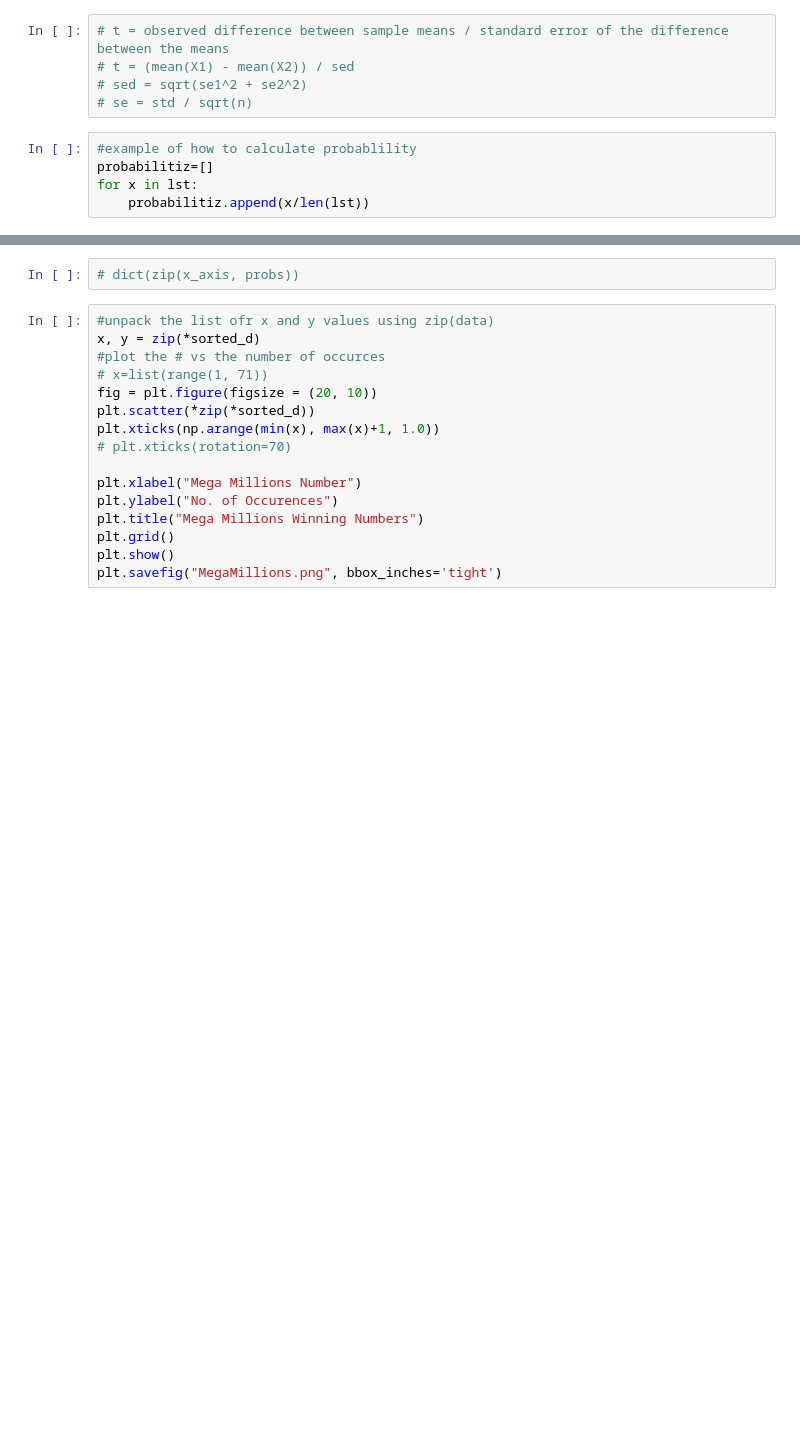
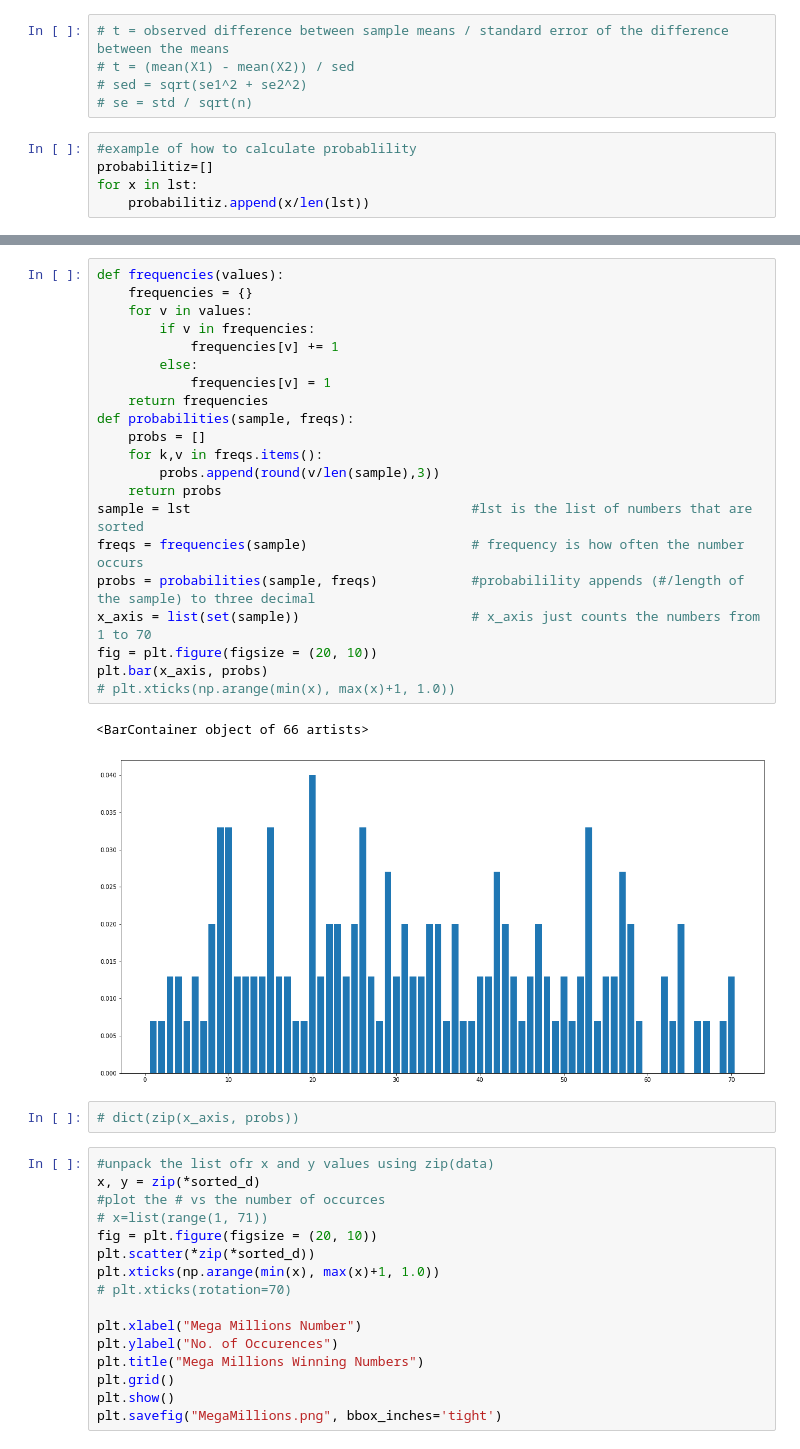
Before and after one commit to Jamals211/Gaming_The_Lottery, a Jupyter notebook: Lottery.ipynb, the cells around one changed output, grey strips where cells are left out. Saved outputs shown, nothing was run; the diff lists cells and outputs as text; blank space fills up the shorter version.

Commit message:
need to get the graphs right

```diff
--- a/Lottery.ipynb
+++ b/Lottery.ipynb
@@ -207,3 +201,27 @@ plt.xticks(np.arange(min(x), max(x)+1, 1.0))
+# %%
+def frequencies(values):
+    frequencies = {}
+    for v in values:
+        if v in frequencies:
+            frequencies[v] += 1
+        else:
+            frequencies[v] = 1
+    return frequencies
+def probabilities(sample, freqs):
+    probs = []
+    for k,v in freqs.items():
+        probs.append(round(v/len(sample),3))
+    return probs
+sample = lst                                    #lst is the list of numbers that are sorted
+freqs = frequencies(sample)                     # frequency is how often the number occurs
+probs = probabilities(sample, freqs)            #probabilility appends (#/length of the sample) to three decimal
+x_axis = list(set(sample))                      # x_axis just counts the numbers from 1 to 70
+fig = plt.figure(figsize = (20, 10))
+plt.bar(x_axis, probs)
+# plt.xticks(np.arange(min(x), max(x)+1, 1.0))
+# %% [output]
+<BarContainer object of 66 artists>
+[figure, added]
 # %%
 # dict(zip(x_axis, probs))
 # %%
```
Also changed, not shown: parts of 4 cells of this notebook.
